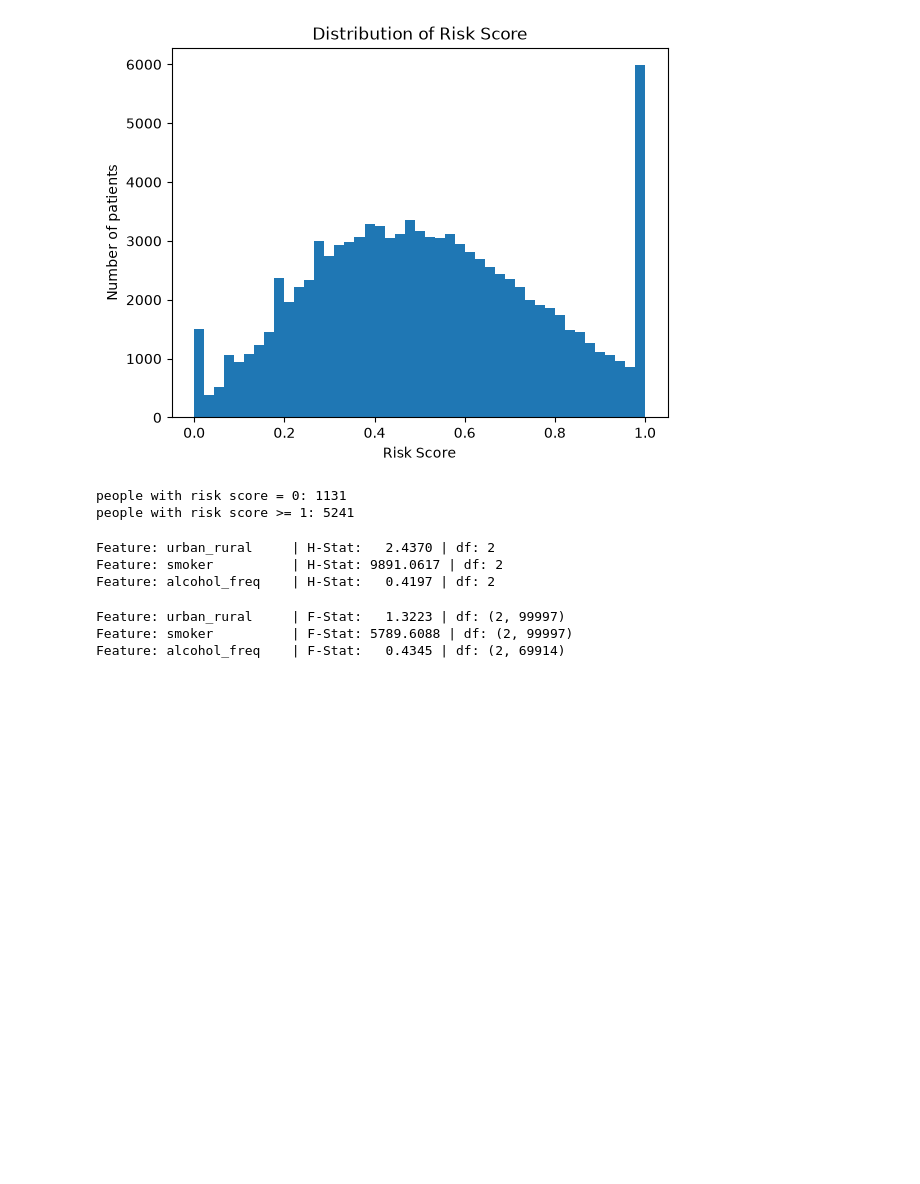
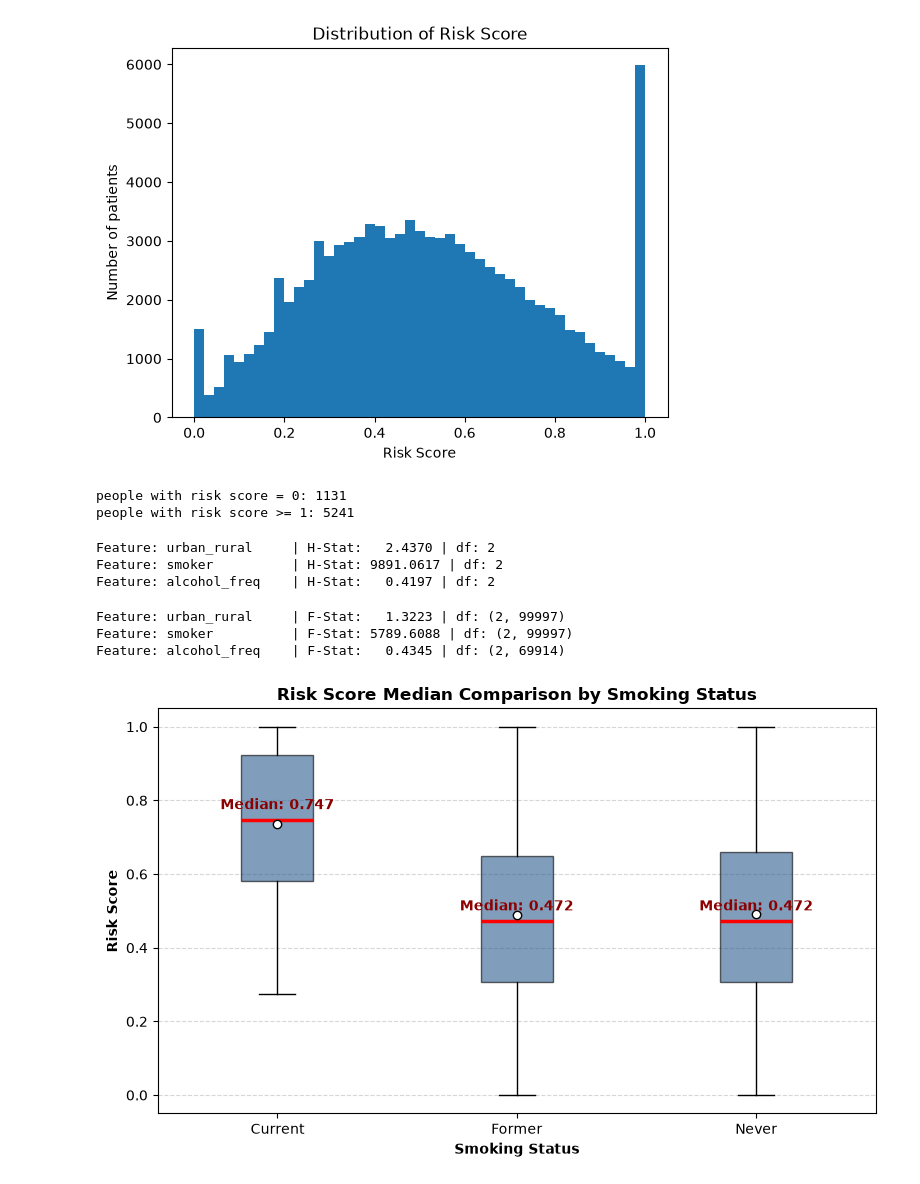
Before and after one commit to hrt9888/ENGE707-Group-Project-DBI, a Jupyter notebook: 4_data_visualization.ipynb, the cells around one changed output. Cells and saved outputs as stored; diff of their text form; code cells hidden in the pictures; blank space fills up the shorter version.

```diff
--- a/data_visualization.ipynb
+++ b/4_data_visualization.ipynb
@@ -145,3 +145,45 @@ for col in ['urban_rural', 'smoker', 'alcohol_freq']:
 Feature: urban_rural     | F-Stat:   1.3223 | df: (2, 99997)
 Feature: smoker          | F-Stat: 5789.6088 | df: (2, 99997)
 Feature: alcohol_freq    | F-Stat:   0.4345 | df: (2, 69914)
+# %%
+#BOXPLOT OF SMOKER
+
+import matplotlib.pyplot as plt
+
+# Group data by smoker category
+groups = df.groupby('smoker', observed=False)['risk_score']
+labels = [str(name) for name, _ in groups]
+data = [group.dropna().values for _, group in groups]
+
+# Calculate exact medians for annotation
+medians = [np.median(d) for d in data]
+
+fig, ax = plt.subplots(figsize=(8, 5))
+
+# Draw Boxplot (The center line inside each box IS the median)
+bp = ax.boxplot(
+    data,
+    tick_labels=labels,
+    patch_artist=True,
+    showmeans=True, # White circle = Mean, Black line = Median
+    meanprops={"marker": "o", "markerfacecolor": "white", "markeredgecolor": "black"},
+    medianprops={"color": "red", "linewidth": 2.5}, # Highlight median in bold red
+    boxprops={"facecolor": "#2b5c8f", "alpha": 0.6}
+)
+
+# Annotate exact median values directly on top of the median lines
+for i, median_val in enumerate(medians):
+    ax.text(
+        i + 1, median_val + 0.02, f"Median: {median_val:.3f}",
+        ha='center', va='bottom', fontweight='bold', color='darkred'
+    )
+
+ax.set_title('Risk Score Median Comparison by Smoking Status', fontweight='bold')
+ax.set_xlabel('Smoking Status', fontweight='bold')
+ax.set_ylabel('Risk Score', fontweight='bold')
+ax.grid(True, axis='y', linestyle='--', alpha=0.5)
+
+plt.tight_layout()
+plt.show()
+# %% [output]
+[figure, added]
```
Also changed, not shown: 2 other files.
